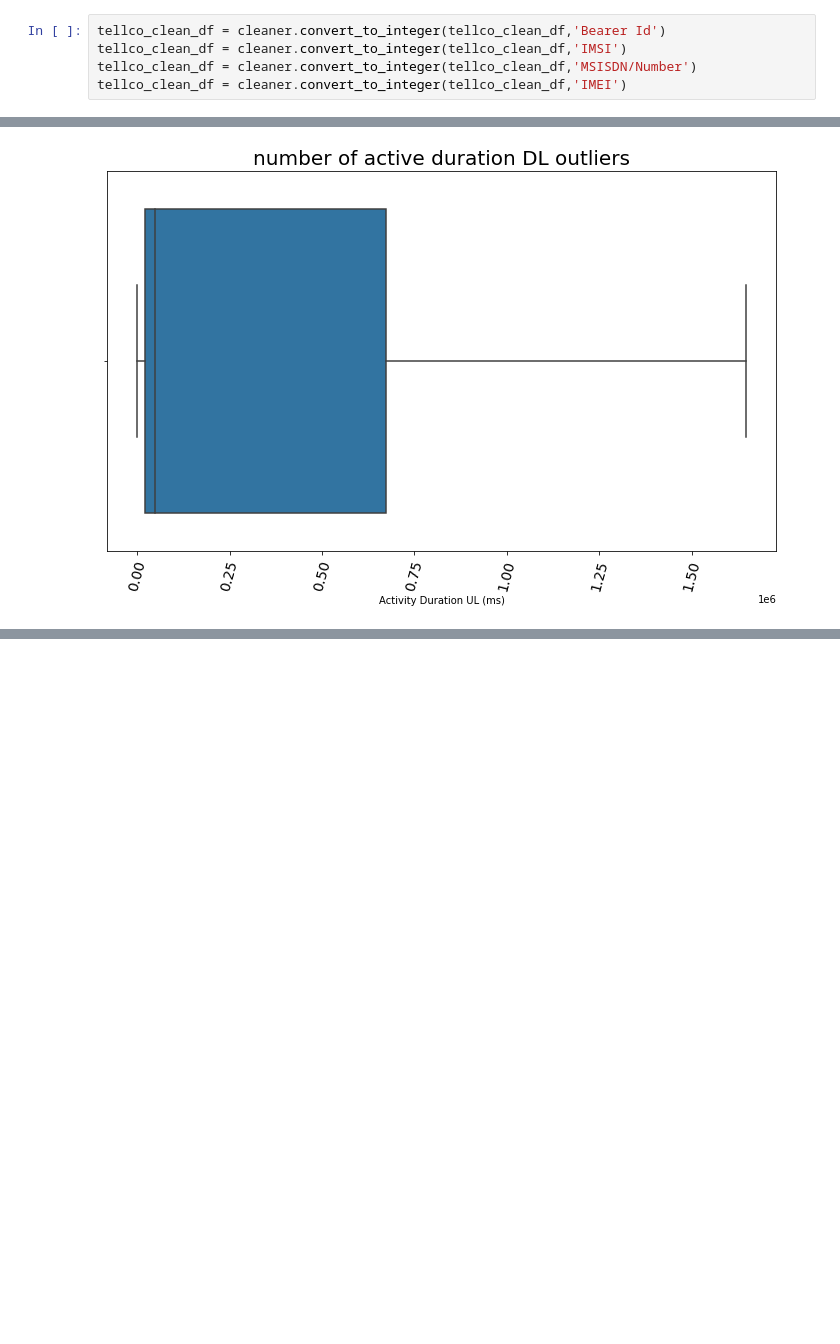
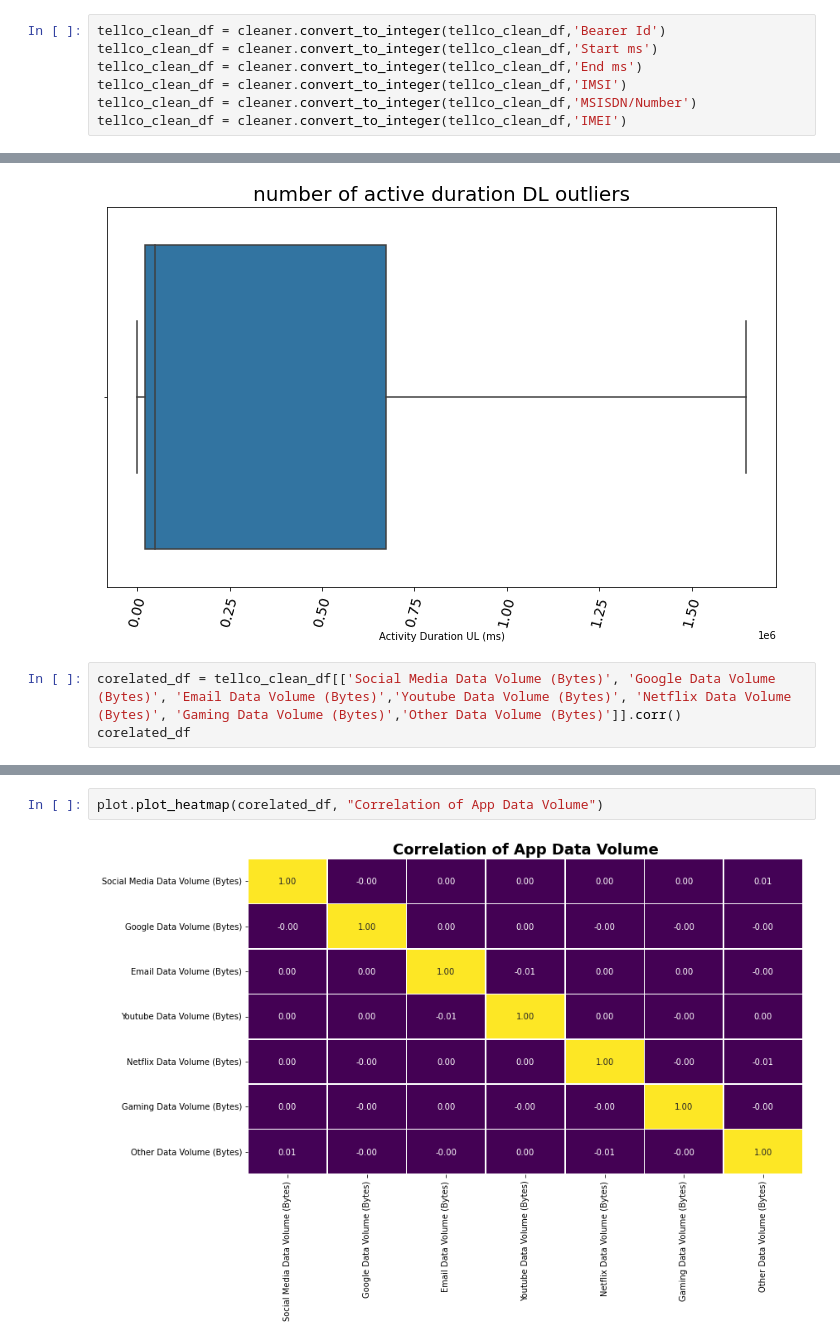
Before and after one commit to tesfayealex/Tellco-Data-Analysis, a Jupyter notebook: notebooks/Preprocessing and EDA.ipynb, the cells around one changed output, grey strips where cells are left out. Saved outputs shown, nothing was run; the diff lists cells and outputs as text; blank space fills up the shorter version.

```diff
--- a/notebooks/Preprocessing and EDA.ipynb
+++ b/notebooks/Preprocessing and EDA.ipynb
@@ -248,6 +248,8 @@ tellco_clean_df
 138071 rows × 47 columns
 # %%
 tellco_clean_df = cleaner.convert_to_integer(tellco_clean_df,'Bearer Id')
+tellco_clean_df = cleaner.convert_to_integer(tellco_clean_df,'Start ms')
+tellco_clean_df = cleaner.convert_to_integer(tellco_clean_df,'End ms')
 tellco_clean_df = cleaner.convert_to_integer(tellco_clean_df,'IMSI')
 tellco_clean_df = cleaner.convert_to_integer(tellco_clean_df,'MSISDN/Number')
 tellco_clean_df = cleaner.convert_to_integer(tellco_clean_df,'IMEI')
@@ -387,3 +389,6 @@ plot.plot_box(tellco_clean_df, 'Activity Duration DL (ms)', "number of active du
 plot.plot_box(tellco_clean_df, 'Activity Duration UL (ms)', "number of active duration DL outliers")
 # %% [output]
 [figure]
+# %%
+corelated_df = tellco_clean_df[['Social Media Data Volume (Bytes)', 'Google Data Volume (Bytes)', 'Email Data Volume (Bytes)','Youtube Data Volume (Bytes)', 'Netflix Data Volume (Bytes)', 'Gaming Data Volume (Bytes)','Other Data Volume (Bytes)']].corr()
+corelated_df
@@ -390 +404,5 @@ plot.plot_box(tellco_clean_df, 'Activity Duration UL (ms)', "number of active du
+# %%
+plot.plot_heatmap(corelated_df, "Correlation of App Data Volume")
+# %% [output]
+[figure, added]
 # %%
```
Also changed, not shown: parts of 4 cells of this notebook, 3 other files.
